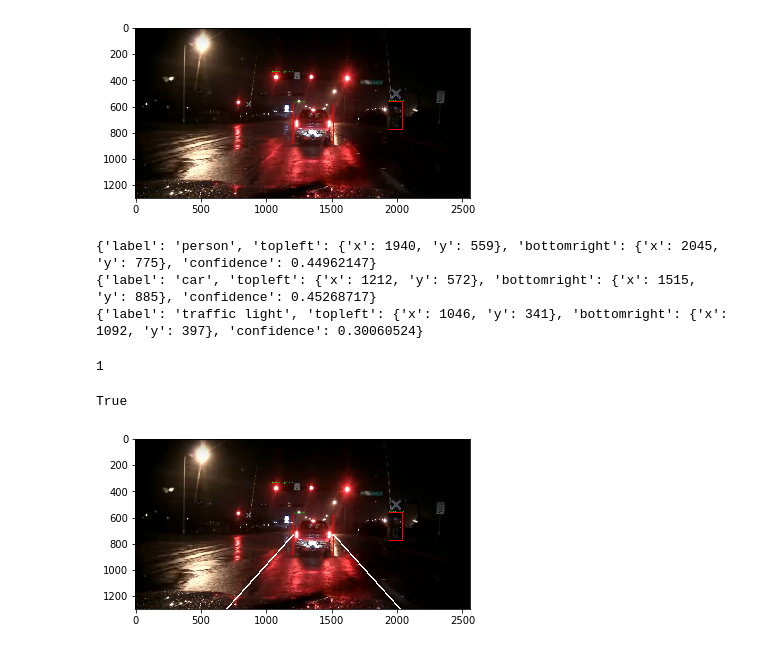
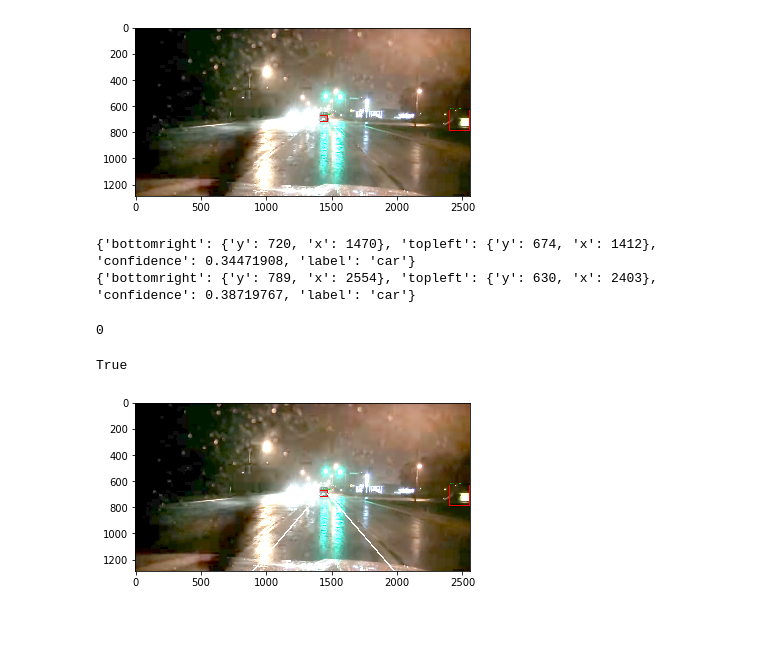
Before and after one commit to NAN1248/Rainy_Lane_Detection, a Jupyter notebook: Draw_Path.ipynb, the cells around one changed output. Cells and saved outputs as stored; diff of their text form; code cells hidden in the pictures; blank space fills up the shorter version.

```diff
--- a/Draw_Path.ipynb
+++ b/Draw_Path.ipynb
@@ -33,34 +33,35 @@ def read_image(IMG_NAME, gray = False):
 # ok - 1, 6, 7, 11
 # bad / illegal - 0, 2, 12
 # %%
-im_pre = "boxed_image_"
+im_pre = "boxed_image_processed_"
 im_suf = ".png"
 
-re_pre = "result_"
+re_pre = "result_processed_"
 re_suf = ".txt"
+# num_list = [0, 2, 6, 7, 11, 12, 13, 16, 17, 20, 22, 24, 25]
+# num_processed
+num_list = [6, 7, 11, 12, 16, 17, 18, 22]
 
-num_list = [0, 2, 6, 7, 11, 12, 13, 16, 17, 20, 22, 24, 25]
-
-inum = 4
+inum = 0
 snum = str(num_list[inum])
+snum = str(22)
 
 im1 = read_image(im_pre + snum + im_suf)
 plt.imshow(im1)
 
 obj_str = ""
 with open(IMG_DIR + re_pre + snum + re_suf, 'r') as f:
     for line in f:
         obj_str = line.strip('"')
 # %% [output]
-[figure, old version]
+[figure, new version]
 # %%
 jobj = json.loads(obj_str.replace('\'','\"'))
 for i in jobj:
     print(i)
 # %% [output]
-{'label': 'person', 'topleft': {'x': 1940, 'y': 559}, 'bottomright': {'x': 2045, 'y': 775}, 'confidence': 0.44962147}
-{'label': 'car', 'topleft': {'x': 1212, 'y': 572}, 'bottomright': {'x': 1515, 'y': 885}, 'confidence': 0.45268717}
-{'label': 'traffic light', 'topleft': {'x': 1046, 'y': 341}, 'bottomright': {'x': 1092, 'y': 397}, 'confidence': 0.30060524}
+{'bottomright': {'y': 720, 'x': 1470}, 'topleft': {'y': 674, 'x': 1412}, 'confidence': 0.34471908, 'label': 'car'}
+{'bottomright': {'y': 789, 'x': 2554}, 'topleft': {'y': 630, 'x': 2403}, 'confidence': 0.38719767, 'label': 'car'}
 # %%
 xdim = im1.shape[1]
 ydim = im1.shape[0]
@@ -79,7 +80,7 @@ for ind, i in enumerate(jobj):
 
 print(best_box)
 # %% [output]
-1
+0
 # %%
 im1 = read_image(im_pre + snum + im_suf)
 # %%
@@ -102,7 +103,7 @@ cv2.line(im1, (x_r + xoff, h), (x_r, low_draw), (255,255,255), 10)
 plt.imshow(im1)
 
 imsave = cv2.cvtColor(im1, cv2.COLOR_RGB2BGR)
-cv2.imwrite("out11.png", imsave)
+cv2.imwrite("out_processed_" + snum + ".png", imsave)
 # %% [output]
 True
-[figure, old version]
+[figure, new version]
```
Also changed, not shown: 10 other files.
